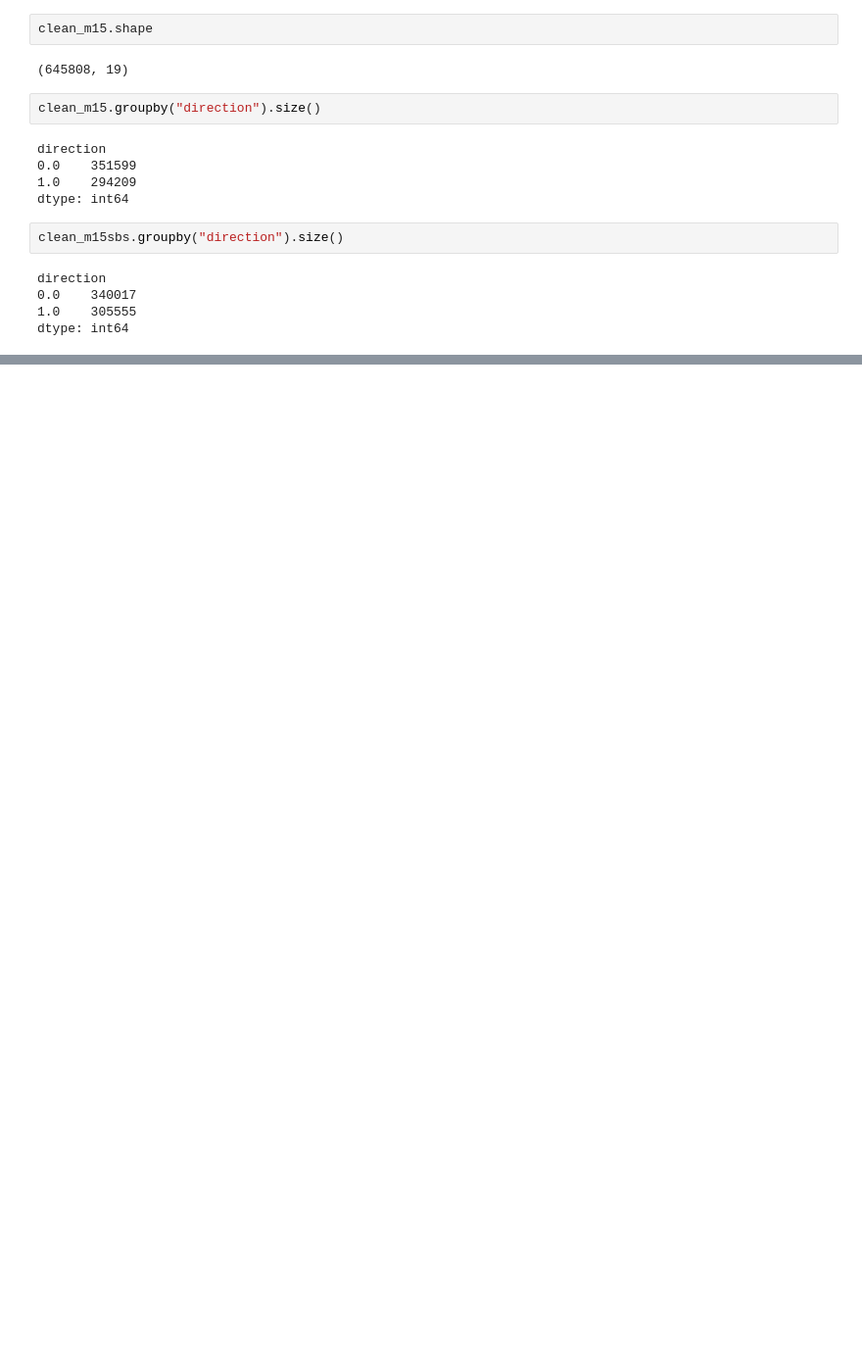
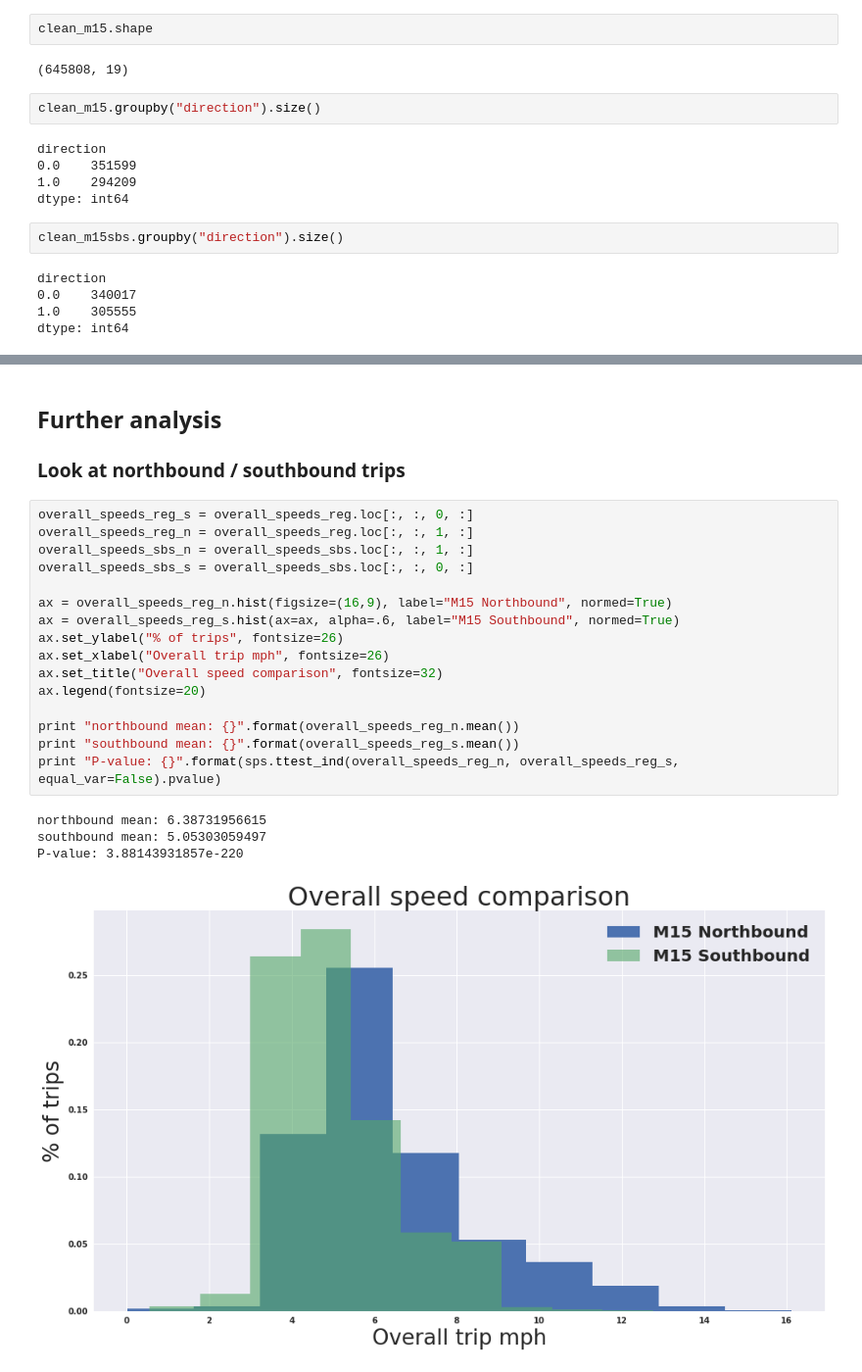
Before and after one commit to parthshah93/ads_2017, a Jupyter notebook: Final_Script.ipynb, the cells around one changed output, grey strips where cells are left out. Shown at 98% size. Cells and saved outputs as stored; diff of their text form; blank space fills up the shorter version.

```diff
--- a/Final_Script.ipynb
+++ b/Final_Script.ipynb
@@ -197,0 +334,24 @@ dtype: int64
+# %% [markdown]
+## Further analysis
+### Look at northbound / southbound trips
+# %%
+overall_speeds_reg_s = overall_speeds_reg.loc[:, :, 0, :]
+overall_speeds_reg_n = overall_speeds_reg.loc[:, :, 1, :]
+overall_speeds_sbs_n = overall_speeds_sbs.loc[:, :, 1, :]
+overall_speeds_sbs_s = overall_speeds_sbs.loc[:, :, 0, :]
+
+ax = overall_speeds_reg_n.hist(figsize=(16,9), label="M15 Northbound", normed=True)
+ax = overall_speeds_reg_s.hist(ax=ax, alpha=.6, label="M15 Southbound", normed=True)
+ax.set_ylabel("% of trips", fontsize=26)
+ax.set_xlabel("Overall trip mph", fontsize=26)
+ax.set_title("Overall speed comparison", fontsize=32)
+ax.legend(fontsize=20)
+
+print "northbound mean: {}".format(overall_speeds_reg_n.mean())
+print "southbound mean: {}".format(overall_speeds_reg_s.mean())
+print "P-value: {}".format(sps.ttest_ind(overall_speeds_reg_n, overall_speeds_reg_s, equal_var=False).pvalue)
+# %% [output]
+northbound mean: 6.38731956615
+southbound mean: 5.05303059497
+P-value: 3.88143931857e-220
+[figure, added]
```
Also changed, not shown: parts of 20 cells of this notebook, 1 other file.
